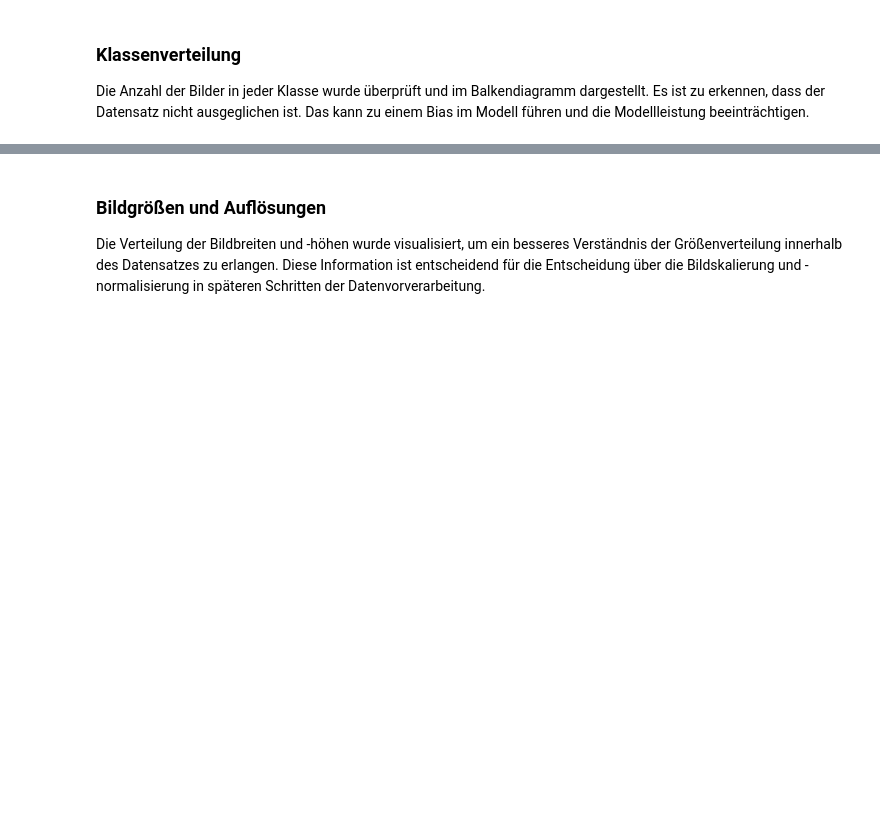
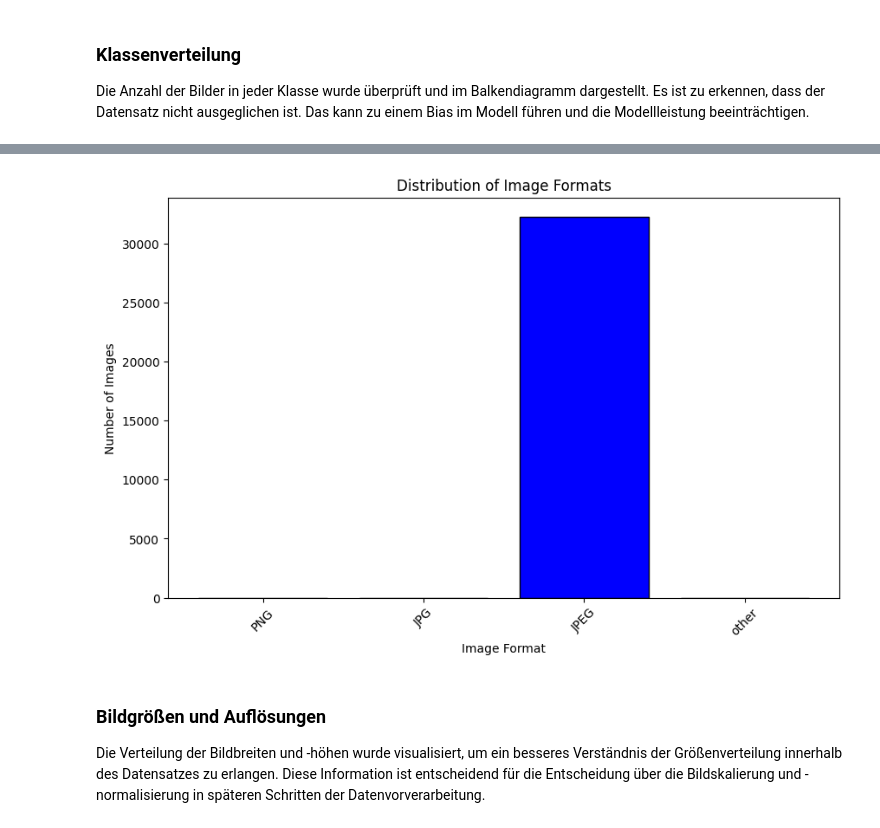
Before and after one commit to LeonHenne/NAK-ML, a Jupyter notebook: Sneezy.ipynb, the cells around one changed output, grey strips where cells are left out. Saved outputs shown, nothing was run; the diff lists cells and outputs as text; code cells hidden in the pictures; blank space fills up the shorter version.

```diff
--- a/Sneezy.ipynb
+++ b/Sneezy.ipynb
@@ -256,3 +359,7 @@ plt.show()
+# %%
+check_file_types()
+# %% [output]
+[figure, added]
 # %% [markdown]
 ### Bildgrößen und Auflösungen
 Die Verteilung der Bildbreiten und -höhen wurde visualisiert, um ein besseres Verständnis der Größenverteilung innerhalb des Datensatzes zu erlangen. Diese Information ist entscheidend für die Entscheidung über die Bildskalierung und -normalisierung in späteren Schritten der Datenvorverarbeitung.
```
Also changed, not shown: parts of 36 cells of this notebook, 5 other files.
